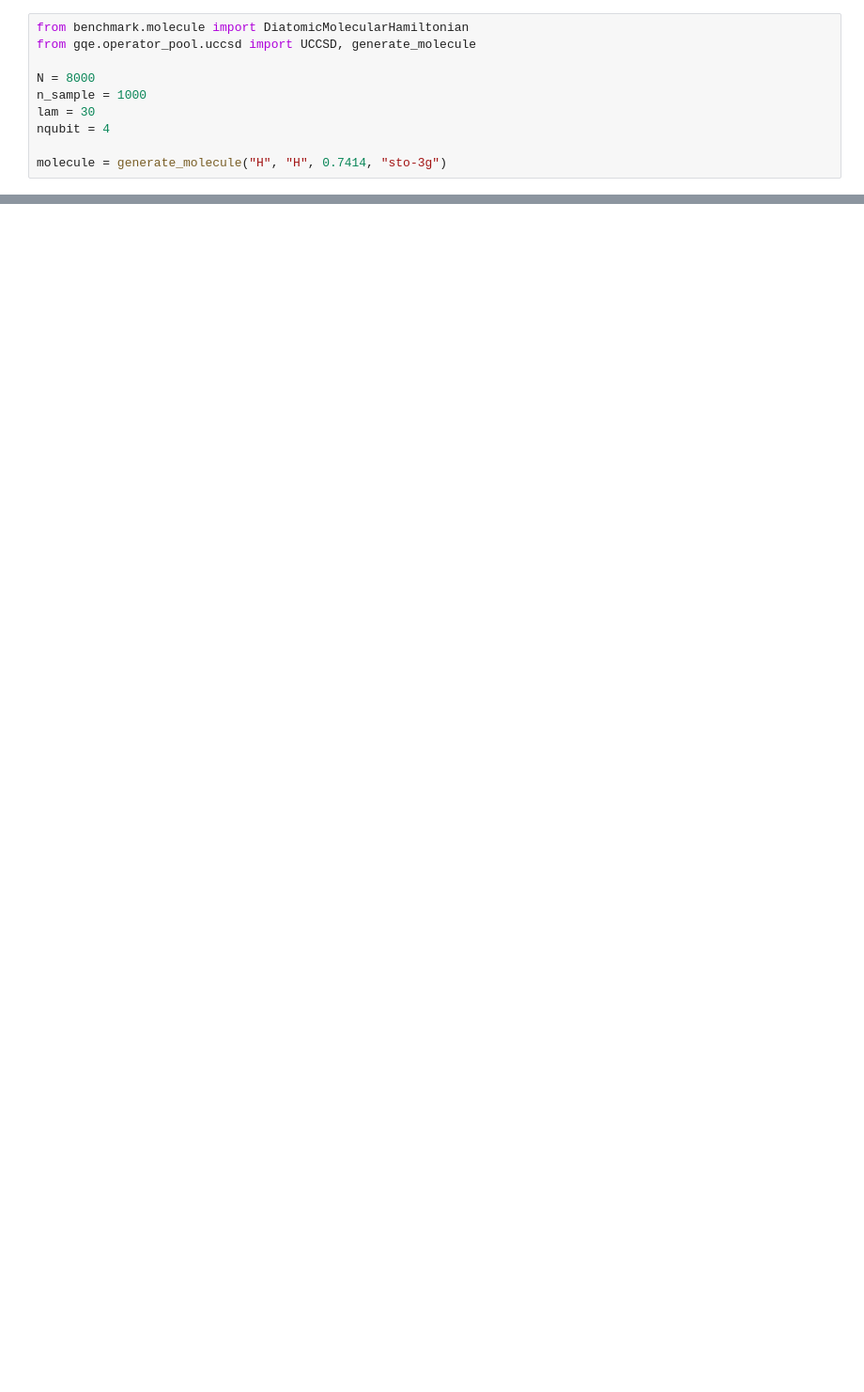
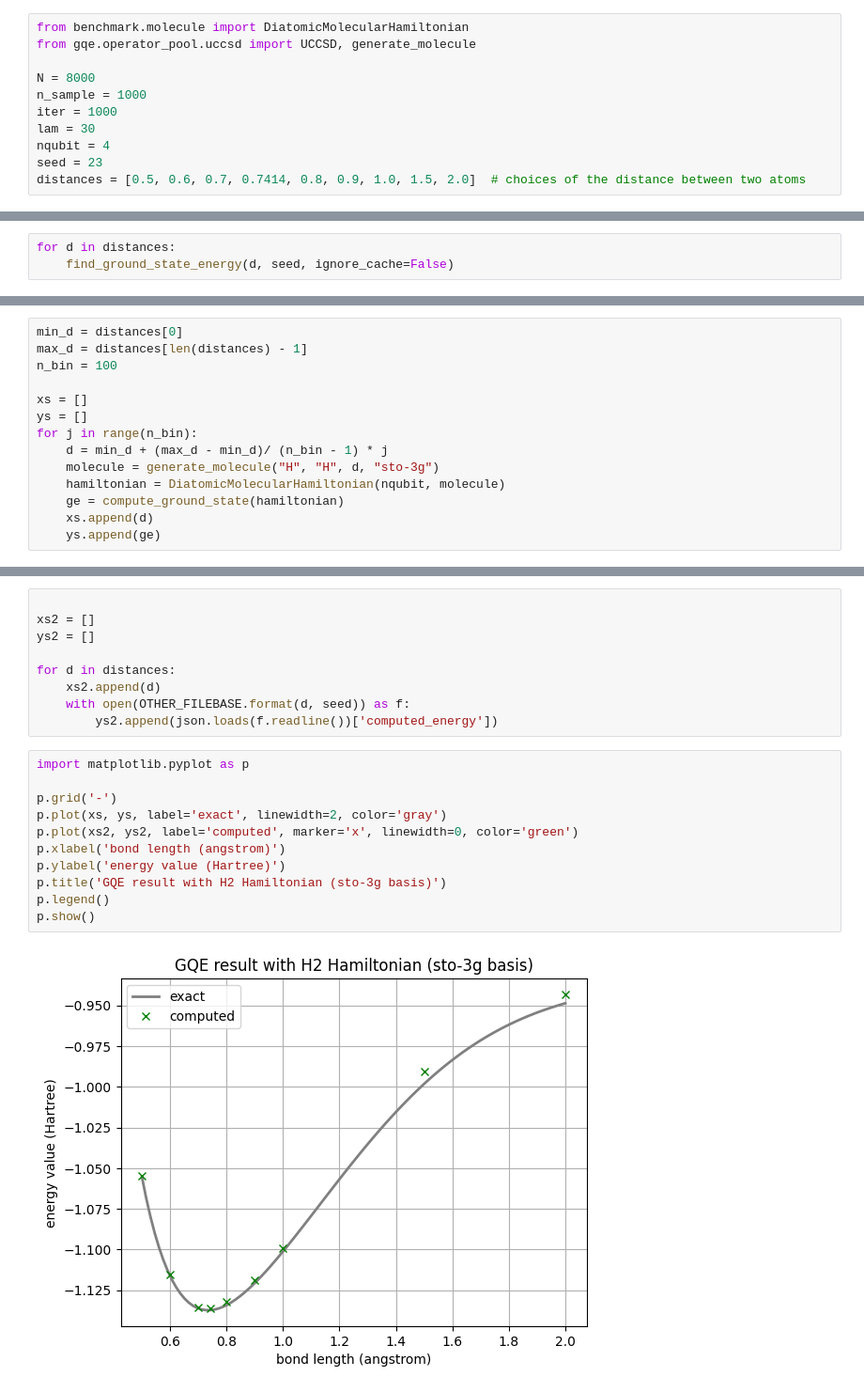
Before and after one commit to konakaji/ncs, a Jupyter notebook: notebooks/run_hydrogen.ipynb, the cells around one changed output, grey strips where cells are left out. Shown: that part at 94% size. Drawn from its saved outputs; the diff is of its cells as text; blank space fills up the shorter version.

Commit message:
add figure for h2 experiment

```diff
--- a/notebooks/run_hydrogen.ipynb
+++ b/notebooks/run_hydrogen.ipynb
@@ -4,7 +7,8 @@ from gqe.operator_pool.uccsd import UCCSD, generate_molecule
 
 N = 8000
 n_sample = 1000
+iter = 1000
 lam = 30
 nqubit = 4
-
-molecule = generate_molecule("H", "H", 0.7414, "sto-3g")
+seed = 23
+distances = [0.5, 0.6, 0.7, 0.7414, 0.8, 0.9, 1.0, 1.5, 2.0]  # choices of the distance between two atoms
@@ -85,0 +85,3 @@ ground state: -1.038406205325445
+# %%
+for d in distances:
+    find_ground_state_energy(d, seed, ignore_cache=False)
@@ -85,0 +106,14 @@ ground state: -1.038406205325445
+# %%
+min_d = distances[0]
+max_d = distances[len(distances) - 1]
+n_bin = 100
+
+xs = []
+ys = []
+for j in range(n_bin):
+    d = min_d + (max_d - min_d)/ (n_bin - 1) * j
+    molecule = generate_molecule("H", "H", d, "sto-3g")
+    hamiltonian = DiatomicMolecularHamiltonian(nqubit, molecule)
+    ge = compute_ground_state(hamiltonian)
+    xs.append(d)
+    ys.append(ge)
@@ -85,0 +138,22 @@ ground state: -1.038406205325445
+# %%
+
+xs2 = []
+ys2 = []
+
+for d in distances:
+    xs2.append(d)
+    with open(OTHER_FILEBASE.format(d, seed)) as f:
+        ys2.append(json.loads(f.readline())['computed_energy'])
+# %%
+import matplotlib.pyplot as p
+
+p.grid('-')
+p.plot(xs, ys, label='exact', linewidth=2, color='gray')
+p.plot(xs2, ys2, label='computed', marker='x', linewidth=0, color='green')
+p.xlabel('bond length (angstrom)')
+p.ylabel('energy value (Hartree)')
+p.title('GQE result with H2 Hamiltonian (sto-3g basis)')
+p.legend()
+p.show()
+# %% [output]
+[figure, added]
```
Also changed, not shown: parts of 10 cells of this notebook.
